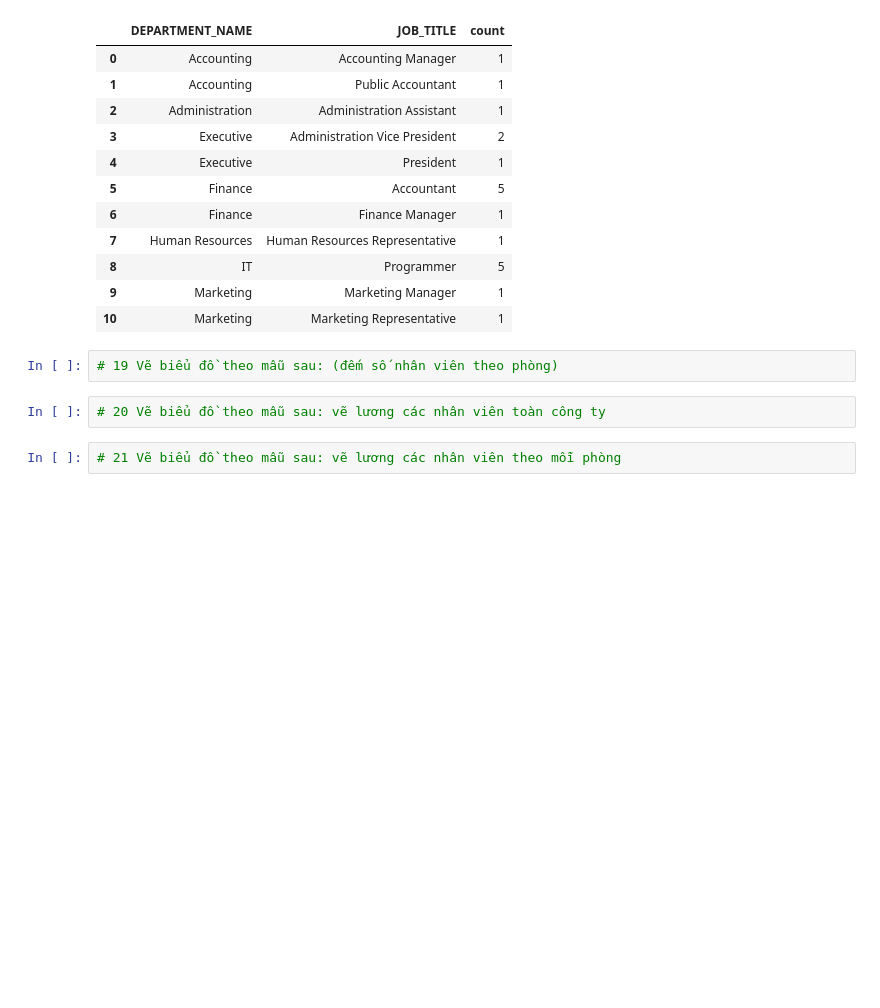
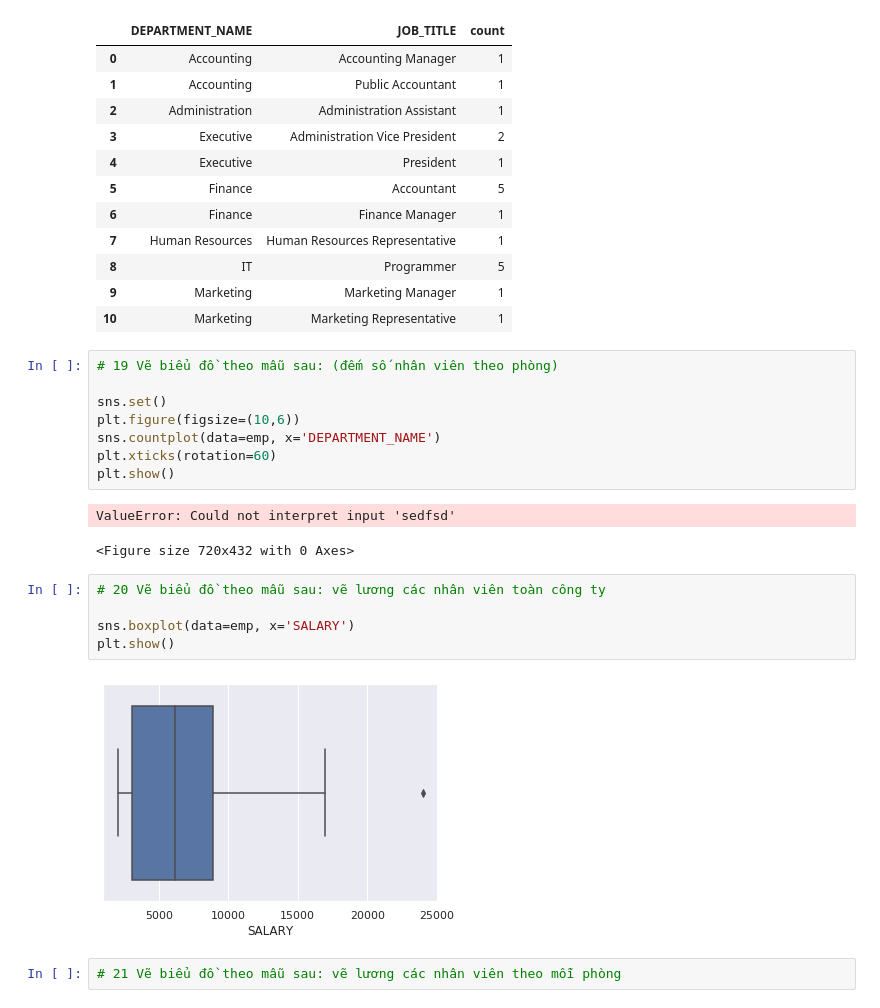
Before and after one commit to danhdlvn/tryBinder, a Jupyter notebook: khtn/p2test/p2test.ipynb, the cells around one changed output. Saved outputs shown, nothing was run; the diff lists cells and outputs as text; blank space fills up the shorter version.

Commit message:
add plot ex

```diff
--- a/khtn/p2test/p2test.ipynb
+++ b/khtn/p2test/p2test.ipynb
@@ -276,8 +281,22 @@ emp.groupby(['DEPARTMENT_NAME', 'JOB_TITLE'])['JOB_TITLE'].agg(['count']).sort_v
 | 10 | Marketing | Marketing Representative | 1 |
 # %%
 # 19 Vẽ biểu đồ theo mẫu sau: (đếm số nhân viên theo phòng)
+
+sns.set()
+plt.figure(figsize=(10,6))
+sns.countplot(data=emp, x='DEPARTMENT_NAME')
+plt.xticks(rotation=60)
+plt.show()
+# %% [output]
+ValueError: Could not interpret input 'sedfsd'
+<Figure size 720x432 with 0 Axes>
 # %%
 # 20 Vẽ biểu đồ theo mẫu sau: vẽ lương các nhân viên toàn công ty
+
+sns.boxplot(data=emp, x='SALARY')
+plt.show()
+# %% [output]
+[figure, added]
 # %%
 # 21 Vẽ biểu đồ theo mẫu sau: vẽ lương các nhân viên theo mỗi phòng
 # %%
```
Also changed, not shown: parts of 6 cells of this notebook.
